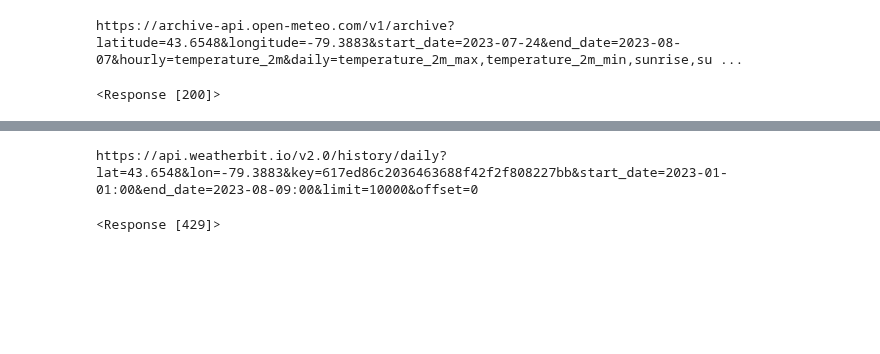
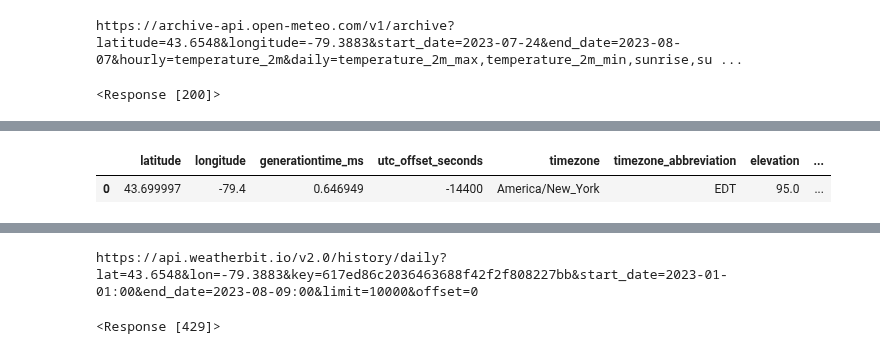
Before and after one commit to mredshaw/schulich_data_science, a Jupyter notebook: Weather API.ipynb, the cells around one changed output, grey strips where cells are left out. Cells and saved outputs as stored; diff of their text form; code cells hidden in the pictures; blank space fills up the shorter version.

```diff
--- a/Weather API.ipynb
+++ b/Weather API.ipynb
@@ -416,0 +508,5 @@ AttributeError: 'dict' object has no attribute 'columns'
+# %%
+history_data2_df
+# %% [output]
+|  | latitude | longitude | generationtime_ms | utc_offset_seconds | timezone | timezone_abbreviation | elevation | ... |
+| 0 | 43.699997 | -79.4 | 0.646949 | -14400 | America/New_York | EDT | 95.0 | ... |
```
Also changed, not shown: parts of 24 cells of this notebook.
